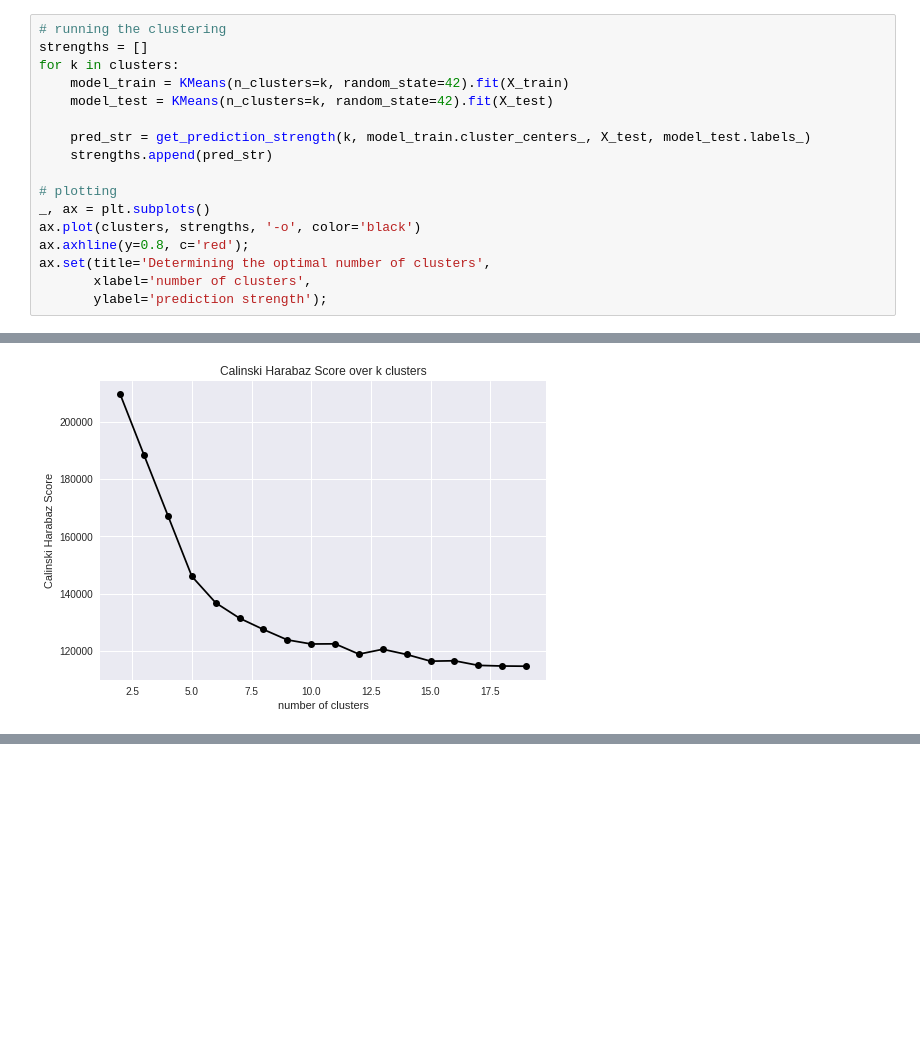
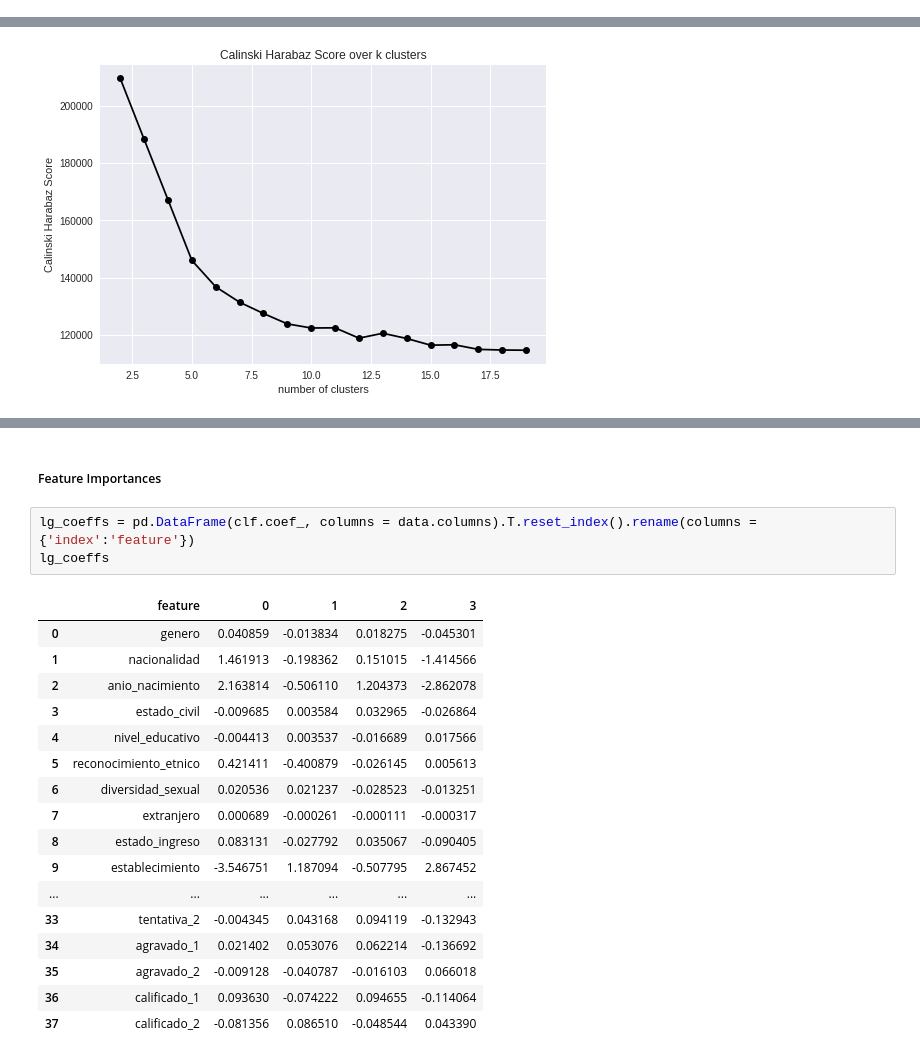
Before and after one commit to dehoyosb/MinJusticia_team77_DS4A_Project, a Jupyter notebook: app/unsupervised_learning_daniel.ipynb, the cells around one changed output, grey strips where cells are left out. Saved outputs shown, nothing was run; the diff lists cells and outputs as text; blank space fills up the shorter version.

```diff
--- a/app/unsupervised_learning_daniel.ipynb
+++ b/app/unsupervised_learning_daniel.ipynb
@@ -627,17 +444,0 @@ ax.set(title='Determining the optimal number of clusters',
-# %%
-# running the clustering
-strengths = []
-for k in clusters:
-    model_train = KMeans(n_clusters=k, random_state=42).fit(X_train)
-    model_test = KMeans(n_clusters=k, random_state=42).fit(X_test)
-
-    pred_str = get_prediction_strength(k, model_train.cluster_centers_, X_test, model_test.labels_)
-    strengths.append(pred_str)
-
-# plotting
-_, ax = plt.subplots()
-ax.plot(clusters, strengths, '-o', color='black')
-ax.axhline(y=0.8, c='red');
-ax.set(title='Determining the optimal number of clusters',
-       xlabel='number of clusters',
-       ylabel='prediction strength');
@@ -689,0 +758,23 @@ ax.set(title='Calinski Harabaz Score over k clusters',
+# %% [markdown]
+##### Feature Importances
+# %%
+lg_coeffs = pd.DataFrame(clf.coef_, columns = data.columns).T.reset_index().rename(columns = {'index':'feature'})
+lg_coeffs
+# %% [output]
+|  | feature | 0 | 1 | 2 | 3 |
+| 0 | genero | 0.040859 | -0.013834 | 0.018275 | -0.045301 |
+| 1 | nacionalidad | 1.461913 | -0.198362 | 0.151015 | -1.414566 |
+| 2 | anio_nacimiento | 2.163814 | -0.506110 | 1.204373 | -2.862078 |
+| 3 | estado_civil | -0.009685 | 0.003584 | 0.032965 | -0.026864 |
+| 4 | nivel_educativo | -0.004413 | 0.003537 | -0.016689 | 0.017566 |
+| 5 | reconocimiento_etnico | 0.421411 | -0.400879 | -0.026145 | 0.005613 |
+| 6 | diversidad_sexual | 0.020536 | 0.021237 | -0.028523 | -0.013251 |
+| 7 | extranjero | 0.000689 | -0.000261 | -0.000111 | -0.000317 |
+| 8 | estado_ingreso | 0.083131 | -0.027792 | 0.035067 | -0.090405 |
+| 9 | establecimiento | -3.546751 | 1.187094 | -0.507795 | 2.867452 |
+| ... | ... | ... | ... | ... | ... |
+| 33 | tentativa_2 | -0.004345 | 0.043168 | 0.094119 | -0.132943 |
+| 34 | agravado_1 | 0.021402 | 0.053076 | 0.062214 | -0.136692 |
+| 35 | agravado_2 | -0.009128 | -0.040787 | -0.016103 | 0.066018 |
+| 36 | calificado_1 | 0.093630 | -0.074222 | 0.094655 | -0.114064 |
+| 37 | calificado_2 | -0.081356 | 0.086510 | -0.048544 | 0.043390 |
```
Also changed, not shown: parts of 55 cells of this notebook.
